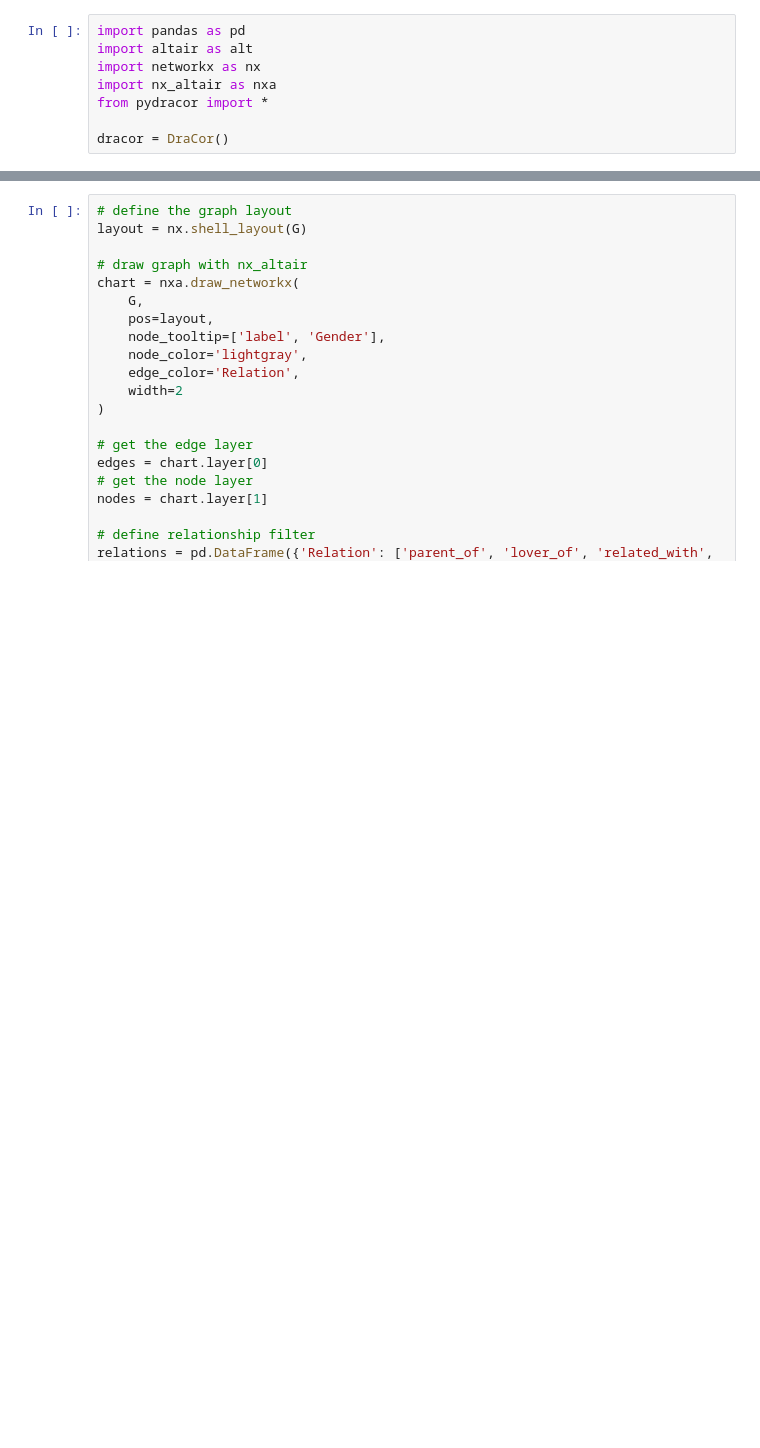
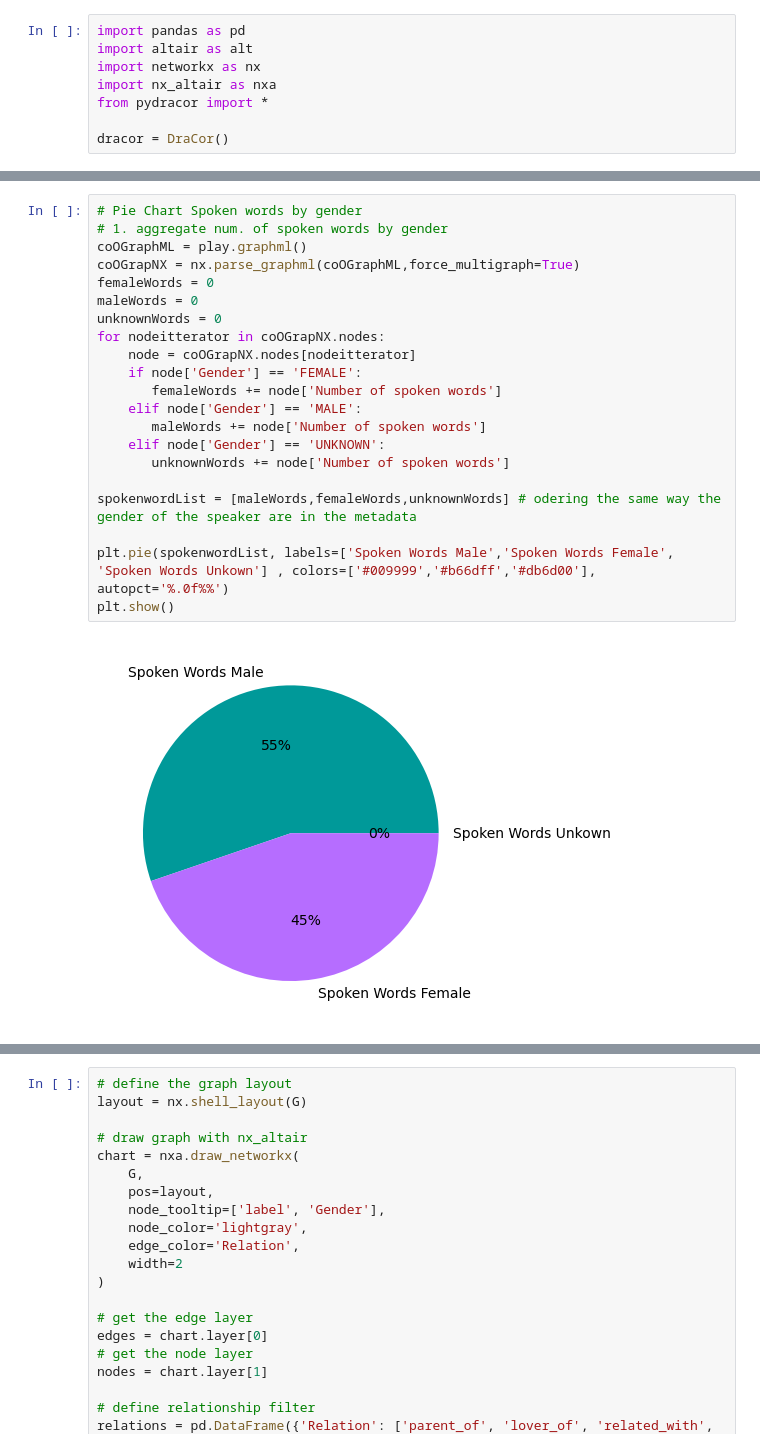
Before and after one commit to densandra/DraCor-Visualization, a Jupyter notebook: relationship_network.ipynb, the cells around one changed output, grey strips where cells are left out. Drawn from its saved outputs; the diff is of its cells as text; blank space fills up the shorter version.

```diff
--- a/relationship_network.ipynb
+++ b/relationship_network.ipynb
@@ -43,0 +70,23 @@ NodeDataView({'der_ehrnhold': {'label': 'Der ehrnhold', 'Gender': 'MALE', 'Perso
+# %%
+# Pie Chart Spoken words by gender
+# 1. aggregate num. of spoken words by gender
+coOGraphML = play.graphml()
+coOGrapNX = nx.parse_graphml(coOGraphML,force_multigraph=True)
+femaleWords = 0
+maleWords = 0
+unknownWords = 0
+for nodeitterator in coOGrapNX.nodes:
+    node = coOGrapNX.nodes[nodeitterator]
+    if node['Gender'] == 'FEMALE':
+       femaleWords += node['Number of spoken words']
+    elif node['Gender'] == 'MALE':
+       maleWords += node['Number of spoken words']
+    elif node['Gender'] == 'UNKNOWN':
+       unknownWords += node['Number of spoken words']
+
+spokenwordList = [maleWords,femaleWords,unknownWords] # odering the same way the gender of the speaker are in the metadata
+
+plt.pie(spokenwordList, labels=['Spoken Words Male','Spoken Words Female', 'Spoken Words Unkown'] , colors=['#009999','#b66dff','#db6d00'], autopct='%.0f%%')
+plt.show()
+# %% [output]
+[figure, added]
```
Also changed, not shown: parts of 6 cells of this notebook.
